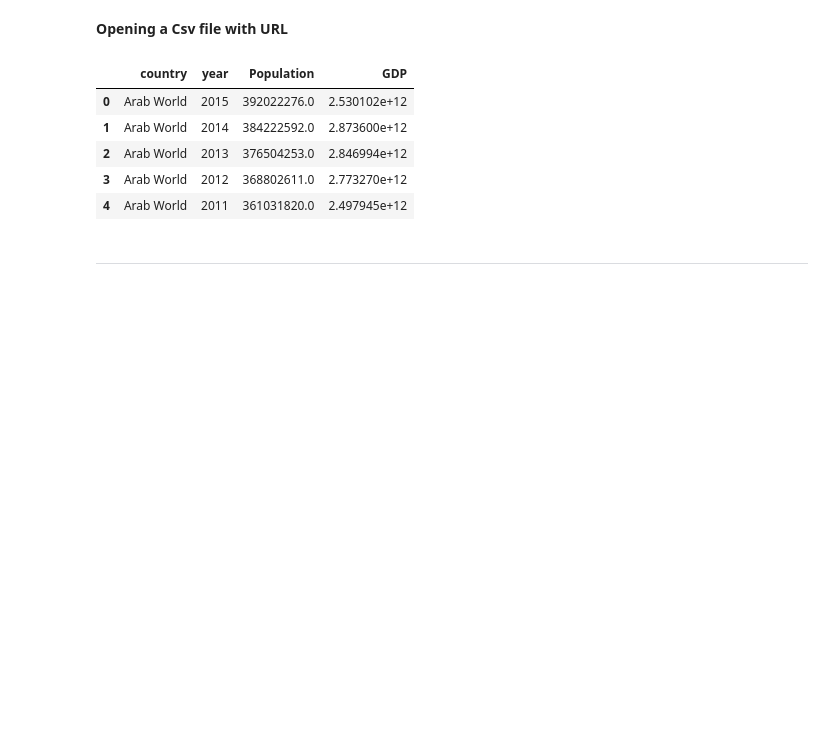
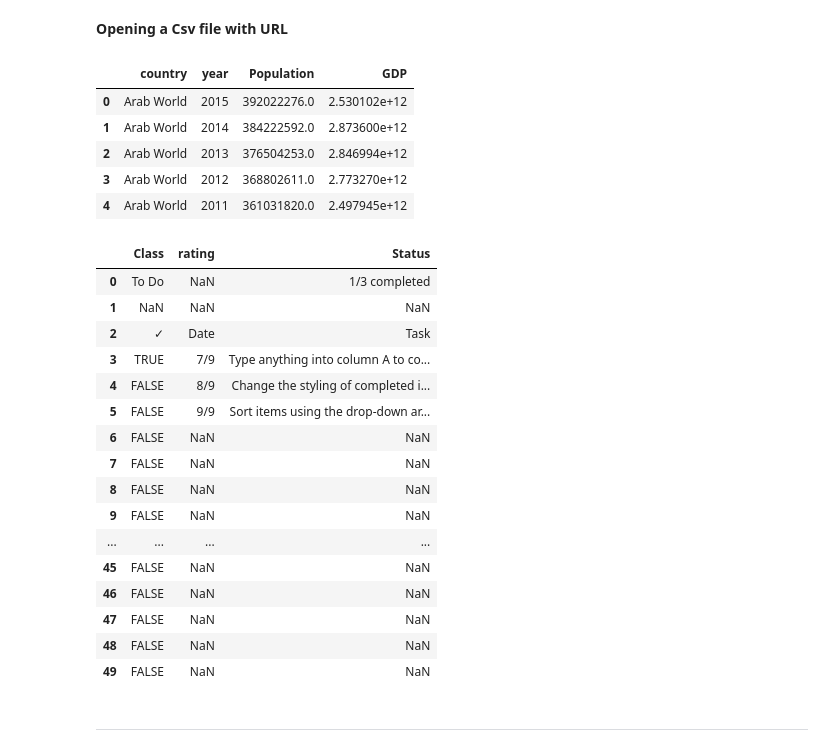
Before and after one commit to theakash07/100_Days_Machine_Learning, a Jupyter notebook: Day_15_Working_with_CSV.ipynb, the cells around one changed output. Cells and saved outputs as stored; diff of their text form; code cells hidden in the pictures; blank space fills up the shorter version.

```diff
--- a/Day_15_Working_with_CSV.ipynb
+++ b/Day_15_Working_with_CSV.ipynb
@@ -40,5 +40,25 @@ data2.head(5)
 | 2 | Arab World | 2013 | 376504253.0 | 2.846994e+12 |
 | 3 | Arab World | 2012 | 368802611.0 | 2.773270e+12 |
 | 4 | Arab World | 2011 | 361031820.0 | 2.497945e+12 |
+# %%
+pd.read_csv('/content/sample-3.tsv',sep="\t",names=['Class','rating','Status'])
+# %% [output]
+|  | Class | rating | Status |
+| 0 | To Do | NaN | 1/3 completed |
+| 1 | NaN | NaN | NaN |
+| 2 | ✓ | Date | Task |
+| 3 | TRUE | 7/9 | Type anything into column A to co... |
+| 4 | FALSE | 8/9 | Change the styling of completed i... |
+| 5 | FALSE | 9/9 | Sort items using the drop-down ar... |
+| 6 | FALSE | NaN | NaN |
+| 7 | FALSE | NaN | NaN |
+| 8 | FALSE | NaN | NaN |
+| 9 | FALSE | NaN | NaN |
+| ... | ... | ... | ... |
+| 45 | FALSE | NaN | NaN |
+| 46 | FALSE | NaN | NaN |
+| 47 | FALSE | NaN | NaN |
+| 48 | FALSE | NaN | NaN |
+| 49 | FALSE | NaN | NaN |
 # %% [markdown]
 ****
```
